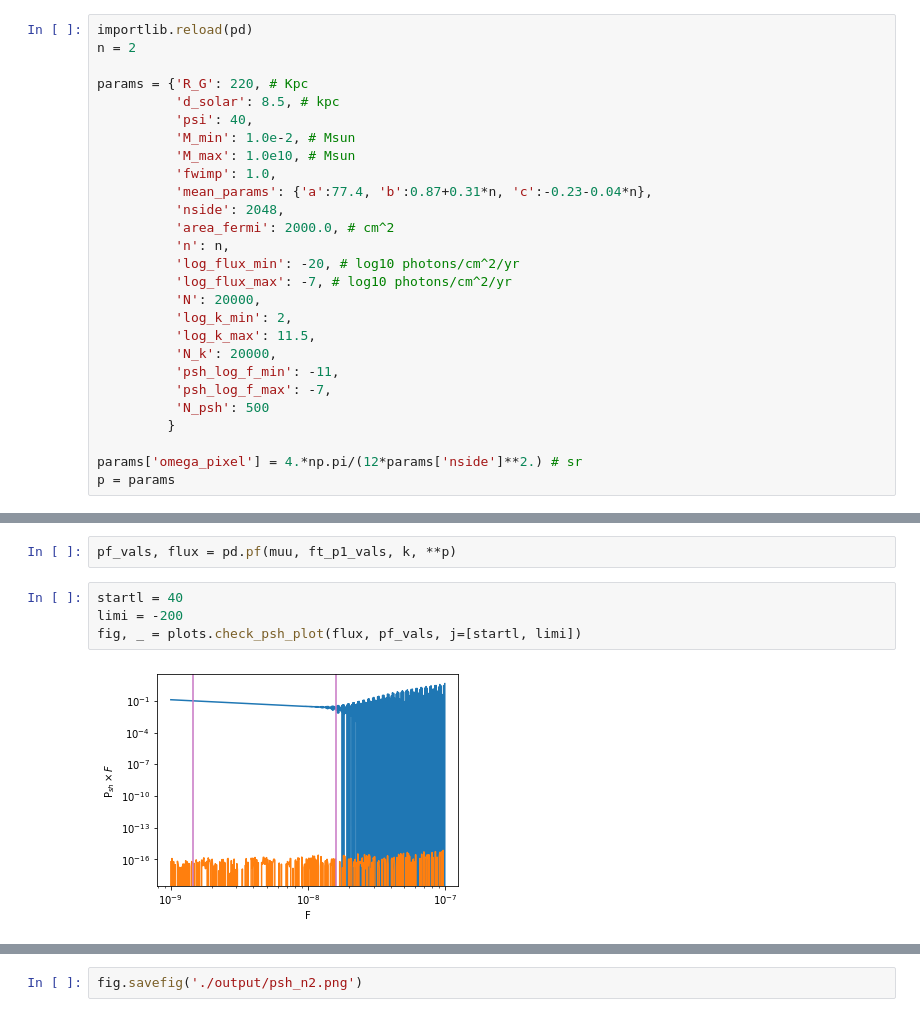
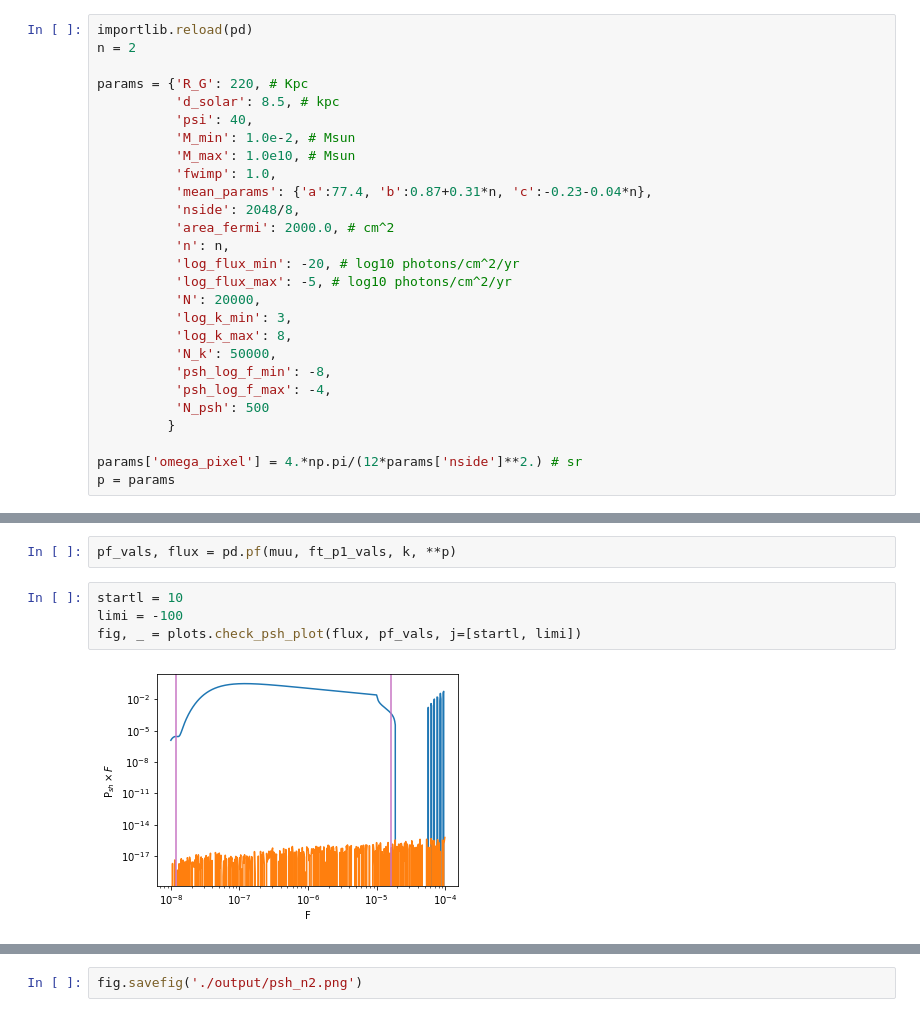
Before and after one commit to runburg/dm_gal_substructure, a Jupyter notebook: n2_pwave.ipynb, the cells around one changed output, grey strips where cells are left out. Saved outputs shown, nothing was run; the diff lists cells and outputs as text.

```diff
--- a/n2_pwave.ipynb
+++ b/n2_pwave.ipynb
@@ -24,17 +24,17 @@ params = {'R_G': 220, # Kpc
           'M_max': 1.0e10, # Msun
           'fwimp': 1.0,
           'mean_params': {'a':77.4, 'b':0.87+0.31*n, 'c':-0.23-0.04*n},
-          'nside': 2048,
+          'nside': 2048/8,
           'area_fermi': 2000.0, # cm^2
           'n': n,
           'log_flux_min': -20, # log10 photons/cm^2/yr
-          'log_flux_max': -7, # log10 photons/cm^2/yr
+          'log_flux_max': -5, # log10 photons/cm^2/yr
           'N': 20000,
-          'log_k_min': 2,
-          'log_k_max': 11.5,
-          'N_k': 20000,
-          'psh_log_f_min': -11,
-          'psh_log_f_max': -7,
+          'log_k_min': 3,
+          'log_k_max': 8,
+          'N_k': 50000,
+          'psh_log_f_min': -8,
+          'psh_log_f_max': -4,
           'N_psh': 500
          }
 
@@ -59,11 +59,11 @@ fig, _ = plots.check_psh_integrand_plot(k, ft_p1_vals, muu)
 # %%
 pf_vals, flux = pd.pf(muu, ft_p1_vals, k, **p)
 # %%
-startl = 40
-limi = -200
+startl = 10
+limi = -100
 fig, _ = plots.check_psh_plot(flux, pf_vals, j=[startl, limi])
 # %% [output]
-[figure, old version]
+[figure, new version]
 # %%
 print(f'\mu \int F P1: {(muu[0] * integrate.simps(fluxes * p1_vals, fluxes))}')
 print(f' \int F Psh: {integrate.simps(pf_vals[startl:limi].real * flux[startl:limi], flux[startl:limi])}')
```
Also changed, not shown: parts of 7 cells of this notebook, 15 other files.
